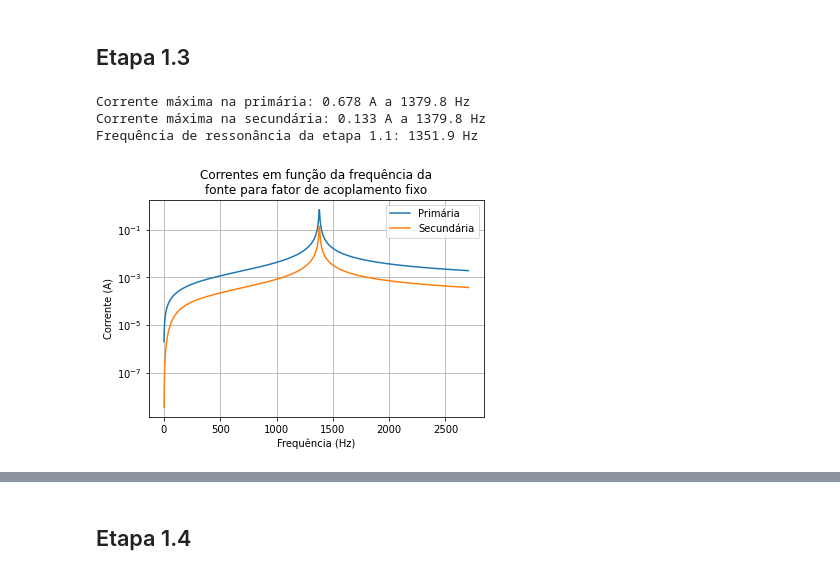
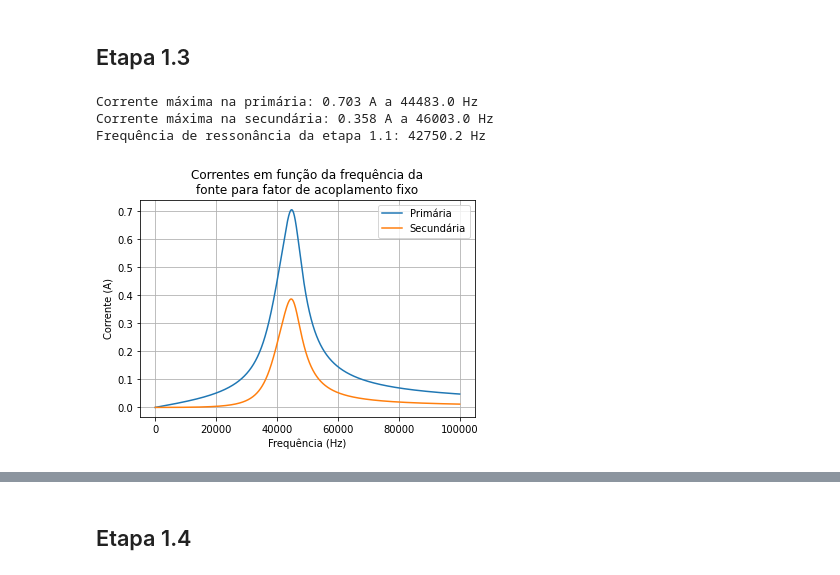
Before and after one commit to thiagosk/Projeto-Eletromag2022.2, a Jupyter notebook: main.ipynb, the cells around one changed output, grey strips where cells are left out. Drawn from its saved outputs; the diff is of its cells as text; code cells hidden in the pictures.

```diff
--- a/main.ipynb
+++ b/main.ipynb
@@ -17,8 +17,8 @@ import matplotlib.pyplot as plt
 ### > Constantes
 # %%
 # indutâncias das bobinas (Henries)
-INDUTANCIA_PRIMARIA   = 138.6e-3
-INDUTANCIA_SECUNDARIA = 144.3e-3
+INDUTANCIA_PRIMARIA   = 138.6e-6
+INDUTANCIA_SECUNDARIA = 144.3e-6
 
 # capacitâncias dos capacitores (Farads)
 CAPACITANCIA_PRIMARIA   = 0.1e-6
@@ -130,19 +130,26 @@ def calcular_transformador(tensao_pico_fonte, frequencia, fator_acoplamento):
     # cálculo da matriz das correntes
     matriz_correntes = np.dot(np.linalg.inv(matriz_impedancias), matriz_tensoes)
 
+    # coloca os valores obtidos no dicionário de resultados
     resultados['corrente-primaria'] = matriz_correntes[0]
     resultados['corrente-secundaria'] = matriz_correntes[1]
     resultados['tensao-carga'] = impedancia_capacitor_carga * matriz_correntes[1]
     resultados['corrente-carga'] = resultados['tensao-carga'] / RESISTENCIA_CARGA
     resultados['potencia-entrada'] = tensao_fonte_corrigida * matriz_correntes[0].conjugate()
     resultados['potencia-saida'] = resultados['tensao-carga'] * resultados['corrente-carga'].conjugate()
-    resultados['eficiencia'] = resultados['potencia-saida'] / resultados['potencia-entrada']
+    resultados['eficiencia'] = abs(resultados['potencia-saida']) / abs(resultados['potencia-entrada'])
+
+    #
+    # CORRIGIR AS POTÊNCIAS
+    # CORRIGIR AS POTÊNCIAS
+    # CORRIGIR AS POTÊNCIAS
+    #
 
     return resultados
 # %% [markdown]
 ## Cálculo para os gráficos
 # %%
-k = 0.2
+k = 0.208
 uf = 5
 
 correntes_primaria = []
@@ -151,7 +158,7 @@ potencias_entrada = []
 potencias_saida = []
 eficiencias = []
 
-freq = np.linspace(1, 2 * FREQUENCIA_RESONANTE, 10000)
+freq = np.linspace(1, 100000, 100000)
 
 i1max=0
 fi1max=0
@@ -186,22 +193,21 @@ for f in freq:
 # %%
 print('Corrente máxima na primária: %.3f A a %.1f Hz' % (round(abs(i1max), 3), round(fi1max, 1)))
 print('Corrente máxima na secundária: %.3f A a %.1f Hz' % (round(abs(i2max), 3), round(fi2max, 1)))
 print(f"Frequência de ressonância da etapa 1.1: {round(FREQUENCIA_RESONANTE, 1)} Hz")
 
 plt.plot(freq, np.abs(correntes_primaria))
 plt.plot(freq, np.abs(correntes_secundaria))
-plt.yscale('log')
 plt.grid(True)
 plt.xlabel('Frequência (Hz)')
 plt.ylabel('Corrente (A)')
 plt.title('Correntes em função da frequência da\nfonte para fator de acoplamento fixo')
 plt.legend(['Primária', 'Secundária'])
 plt.show()
 # %% [output]
-Corrente máxima na primária: 0.678 A a 1379.8 Hz
-Corrente máxima na secundária: 0.133 A a 1379.8 Hz
-Frequência de ressonância da etapa 1.1: 1351.9 Hz
+Corrente máxima na primária: 0.703 A a 44483.0 Hz
+Corrente máxima na secundária: 0.358 A a 46003.0 Hz
+Frequência de ressonância da etapa 1.1: 42750.2 Hz
-[figure, old version]
+[figure, new version]
 # %%
 correntes_primaria_k = []
 correntes_secundaria_k = []
```
Also changed, not shown: parts of 7 cells of this notebook.
